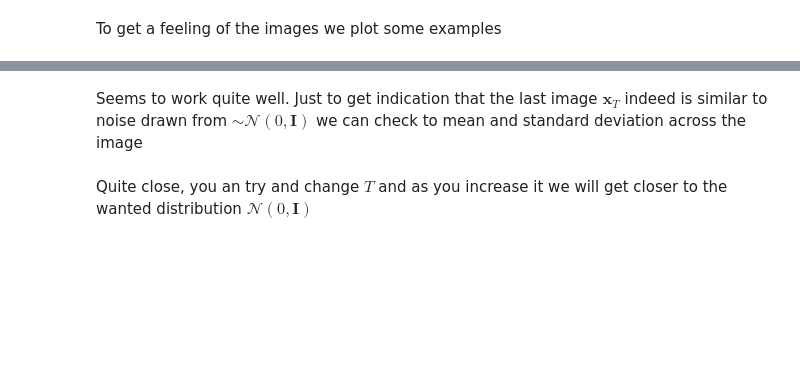
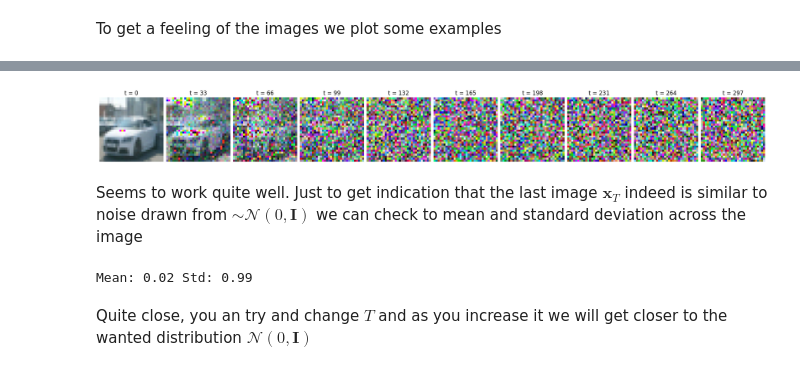
Before and after one commit to wynss/diffusion-from-scratch, a Jupyter notebook: diff_pytorch.ipynb, the cells around one changed output, grey strips where cells are left out. Drawn from its saved outputs; the diff is of its cells as text; code cells hidden in the pictures; blank space fills up the shorter version.

```diff
--- a/diff_pytorch.ipynb
+++ b/diff_pytorch.ipynb
@@ -46,4 +48,19 @@ Where $\bar{\alpha_t} = \prod_{i=0}^{t}\alpha_i$. So we see that we can sample $
 # %%
+import torch.nn.functional as F
+
+# Number of time steps in the diffusion process
+T = 300
+
+# Create the betas
+betas = linear_beta_schedule(timesteps=T)
+
+# Pre-calculations
+alphas = 1. - betas
+alphas_cumprod = torch.cumprod(alphas, axis=0)
+sqrt_alphas_cumprod = torch.sqrt(alphas_cumprod)
+sqrt_one_minus_alphas_cumprod = torch.sqrt(1. - alphas_cumprod)
+
+
 def get_val_from_t(vals, t, x_shape):
     """
     Helper to get specific t's of a passed list of values 'vals' and returning them with the same dimensions as 'x_shape'
@@ -64,6 +81,6 @@ def forward_diffusion(x_0, t, device="cpu"):
     sqrt_one_minus_alphas_cumprod_t = get_val_from_t(sqrt_one_minus_alphas_cumprod, t, x_0.shape).to(device)
 
     return (
-        sqrt_alphas_cumprod_t * x_0.to(device) + sqrt_one_minus_alphas_cumprod_t * noise,
+        sqrt_alphas_cumprod_t * x_0 + sqrt_one_minus_alphas_cumprod_t * noise,
         noise
-        )
+    )
@@ -101,8 +118,8 @@ The images are in PIL format and we need them as torch tensors. Here we transfor
 from torchvision import transforms
 from torch.utils.data import DataLoader, Subset
 
+# Resolution to use
 IMG_SIZE = 32
-BATCH_SIZE = 128
 
 dataset_transformed = torchvision.datasets.StanfordCars(root='data', transform=transforms.Compose([
     transforms.Resize((IMG_SIZE, IMG_SIZE)),
@@ -111,8 +128,3 @@ dataset_transformed = torchvision.datasets.StanfordCars(root='data', transform=t
     # convert values to be between [-1.0,  1.0]
     transforms.Lambda(lambda x: (x * 2) - 1)
 ]))
-
-dataset_transformed = Subset(dataset_transformed, range(0, 2000))
-
-# dimensions will be (batch, C, H, W)
-dataloader = DataLoader(dataset_transformed, batch_size=BATCH_SIZE, shuffle=True, drop_last=True)
@@ -140,40 +135,45 @@ Now we are ready to test our forward diffusion process
 # %%
 import numpy as np
 
 def tensor_to_pil(image):
-    """Reverse the transformation and plot the image"""
+    """Reverse the transformation"""
     reverse_transforms = transforms.Compose([
         transforms.Lambda(lambda t: (t + 1) / 2),
         transforms.Lambda(lambda t: t.permute(1, 2, 0)), # CHW to HWC
         transforms.Lambda(lambda t: t * 255.),
         transforms.Lambda(lambda t: t.numpy().astype(np.uint8)),
         transforms.ToPILImage(),
     ])
 
     return reverse_transforms(image)
 
 # take an image
-image_0 = next(iter(dataloader))[0][0]
+image_0 = dataset_transformed[0][0]
 
 # since plotting 'T' number of images is a bit much we decrease it
 num_images = 10
 stepsize = T // (num_images - 1)
 
+# plot the image for different t's
 fig, ax = plt.subplots(1, num_images, figsize=(20, 20), constrained_layout=True)
 for ind in range(0, num_images):
 
     t = stepsize * ind
     tt = torch.Tensor([t]).type(torch.int64)
 
     image_t, _ = forward_diffusion(image_0, tt)
     ax[ind].axis("off")
     ax[ind].set_title(f"t = {t}")
     ax[ind].imshow(tensor_to_pil(image_t))
+# %% [output]
+[figure, added]
 # %% [markdown]
 Seems to work quite well. Just to get indication that the last image $\mathbf{x}_T$ indeed is similar to noise drawn from $\sim \mathcal{N}(0, \mathbf{I})$ we can check to mean and standard deviation across the image
 # %%
 std, mean = torch.std_mean(image_t)
 print(f"Mean: {mean:.2f} Std: {std:.2f}")
+# %% [output]
+Mean: 0.02 Std: 0.99
 # %% [markdown]
 Quite close, you an try and change $T$ and as you increase it we will get closer to the wanted distribution $\mathcal{N}(0, \mathbf{I})$
 # %% [markdown]
```
Also changed, not shown: parts of 33 cells of this notebook.
